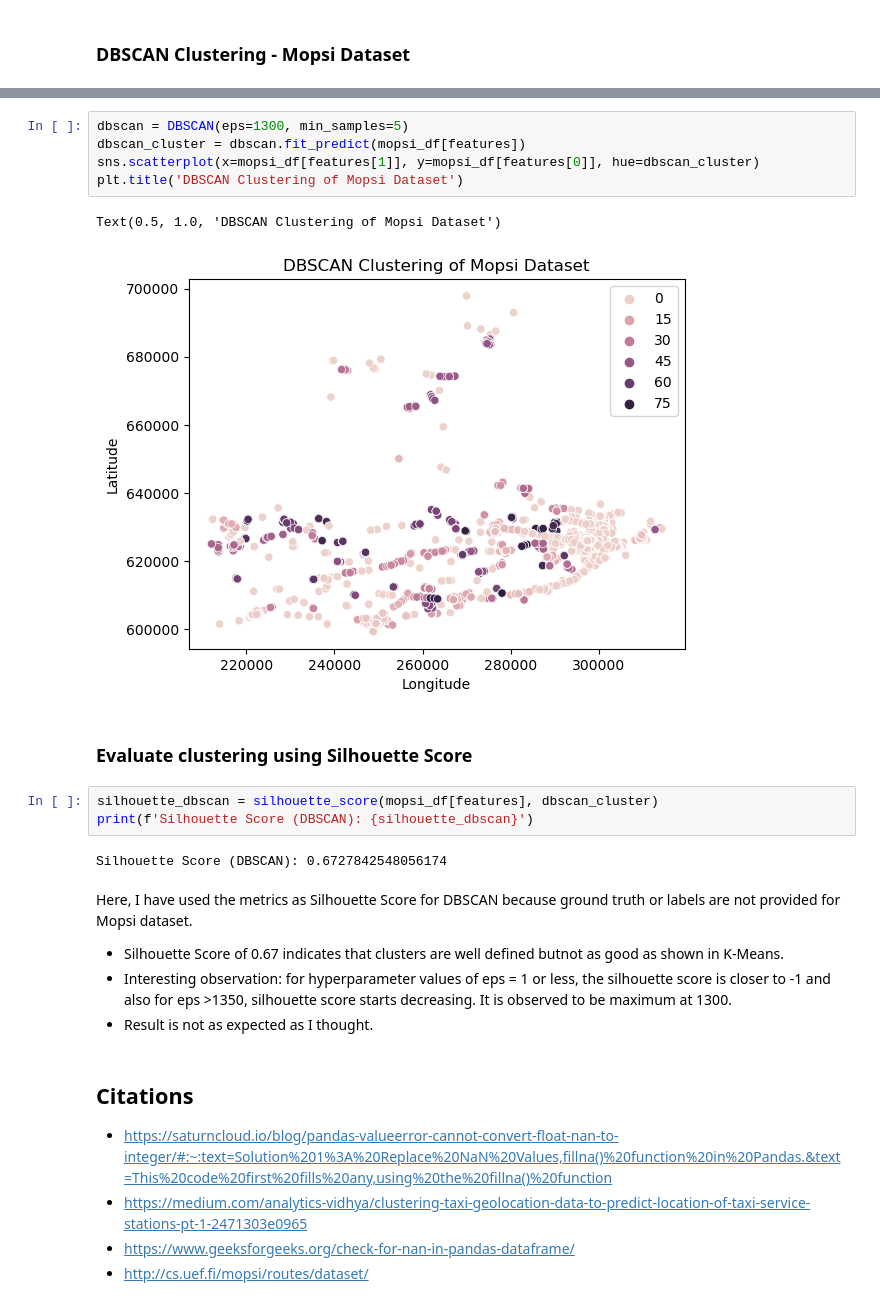
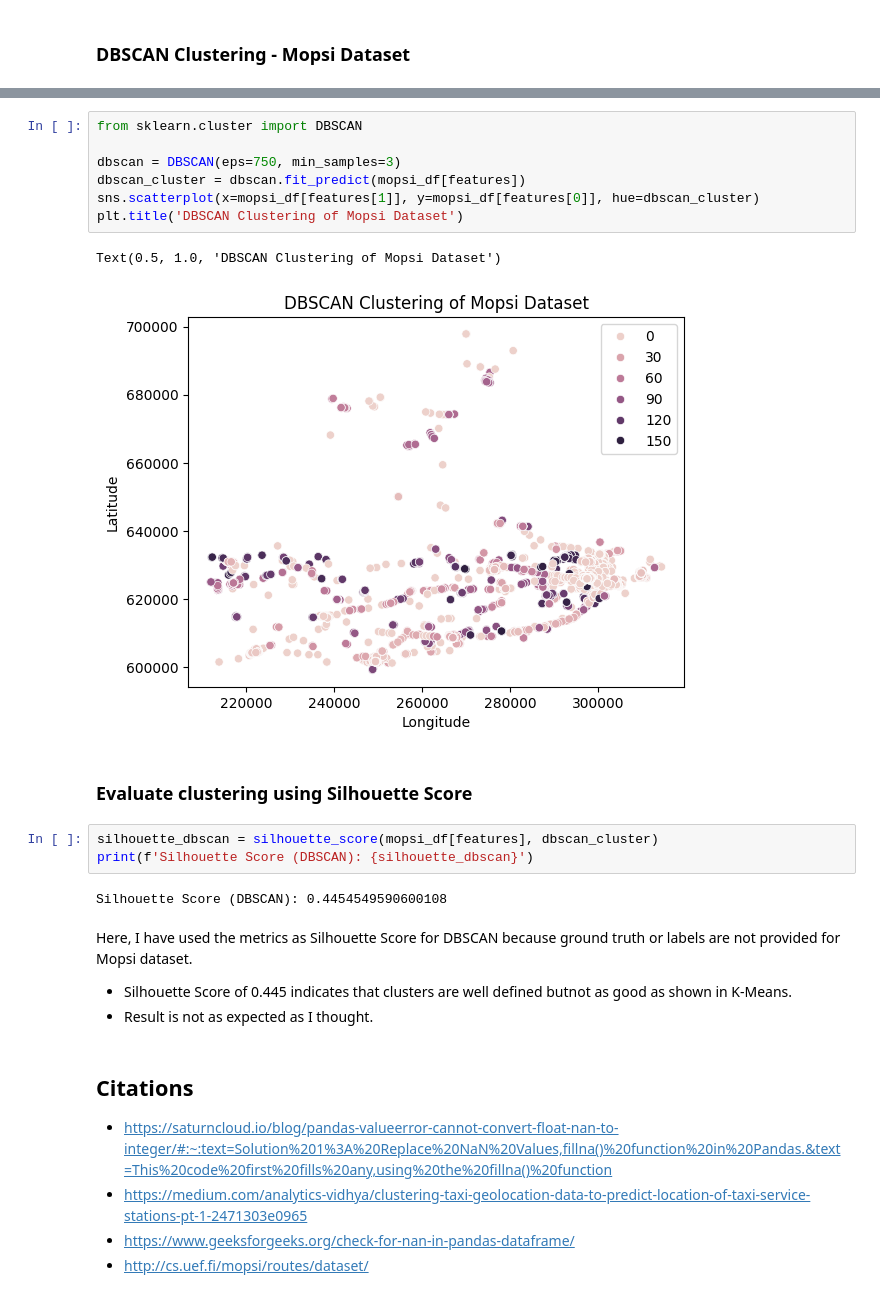
Before and after one commit to USFCA-CS663-Spring2024/kmeans-AnanyaAgarwal1997, a Jupyter notebook: Assignment 2 - Clustering.ipynb, the cells around one changed output, grey strips where cells are left out. Cells and saved outputs as stored; diff of their text form.

```diff
--- a/Assignment 2 - Clustering.ipynb
+++ b/Assignment 2 - Clustering.ipynb
@@ -313,22 +353,23 @@ Here, I have used the metrics as Silhouette Score for K-Means because ground tru
 # %%
-dbscan = DBSCAN(eps=1300, min_samples=5)
+from sklearn.cluster import DBSCAN
+
+dbscan = DBSCAN(eps=750, min_samples=3)
 dbscan_cluster = dbscan.fit_predict(mopsi_df[features])
 sns.scatterplot(x=mopsi_df[features[1]], y=mopsi_df[features[0]], hue=dbscan_cluster)
 plt.title('DBSCAN Clustering of Mopsi Dataset')
 # %% [output]
 Text(0.5, 1.0, 'DBSCAN Clustering of Mopsi Dataset')
-[figure, old version]
+[figure, new version]
 # %% [markdown]
 ### Evaluate clustering using Silhouette Score
 # %%
 silhouette_dbscan = silhouette_score(mopsi_df[features], dbscan_cluster)
 print(f'Silhouette Score (DBSCAN): {silhouette_dbscan}')
 # %% [output]
-Silhouette Score (DBSCAN): 0.6727842548056174
+Silhouette Score (DBSCAN): 0.4454549590600108
 # %% [markdown]
 Here, I have used the metrics as Silhouette Score for DBSCAN because ground truth or labels are not provided for Mopsi dataset.
-- Silhouette Score of 0.67 indicates that clusters are well defined  butnot as good as shown in K-Means.
-- Interesting observation: for hyperparameter values of eps = 1 or less, the silhouette score is closer to -1 and also for eps >1350, silhouette score starts decreasing. It is observed to be maximum at 1300.
+- Silhouette Score of 0.445 indicates that clusters are well defined  butnot as good as shown in K-Means.
 -  Result is not as expected as I thought.
 # %% [markdown]
 ## Citations
```
Also changed, not shown: parts of 25 cells of this notebook.
